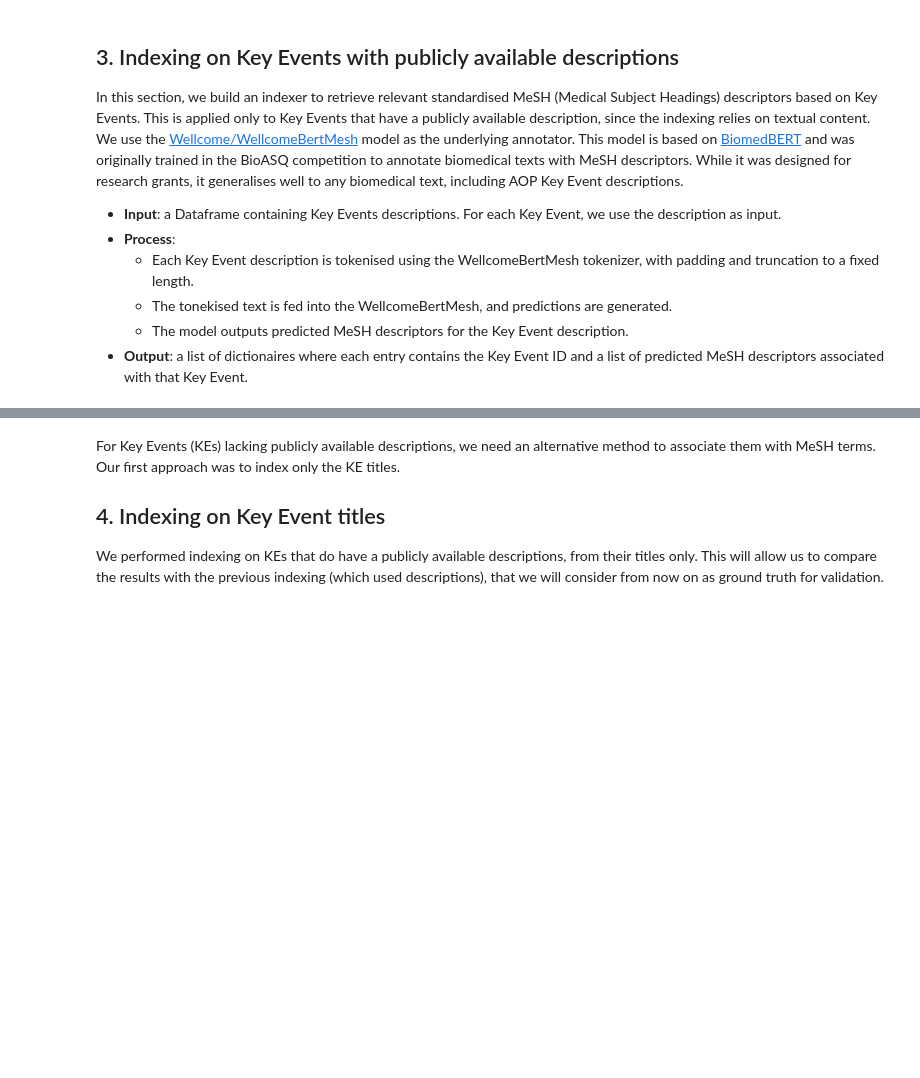
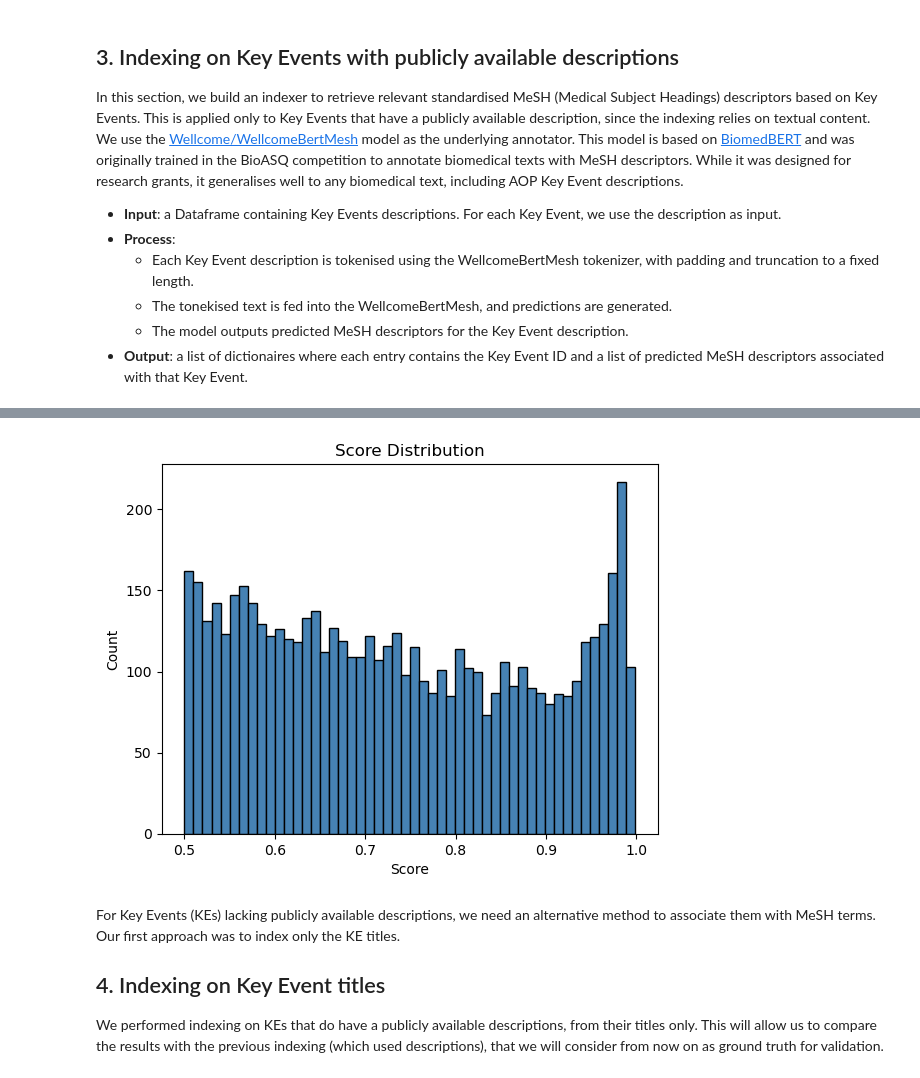
Before and after one commit to mathemei/AOP2MESH, a Jupyter notebook: AOP-MeSH_tests_validation.ipynb, the cells around one changed output, grey strips where cells are left out. Drawn from its saved outputs; the diff is of its cells as text; code cells hidden in the pictures; blank space fills up the shorter version.

```diff
--- a/AOP-MeSH_tests_validation.ipynb
+++ b/AOP-MeSH_tests_validation.ipynb
@@ -522,0 +657,15 @@ Branches K (*Humanities*) and L (*Information Science*) are not present in teh i
+# %%
+# Score distribution for pairs in basic indexing results
+merged = indexing_results_dataframe_scores.merge(
+    indexing_results_dataframe[["KE_ID", "MESH_TITLE"]],
+    on = ["KE_ID", "MESH_TITLE"],
+    how = "inner"
+)
+
+plt.hist(merged["SCORE"], bins = 50, edgecolor = "black", color = "steelblue")
+plt.xlabel("Score")
+plt.ylabel("Count")
+plt.title("Score Distribution")
+plt.show()
+# %% [output]
+[figure, added]
```
Also changed, not shown: parts of 85 cells of this notebook, 1 other file.
